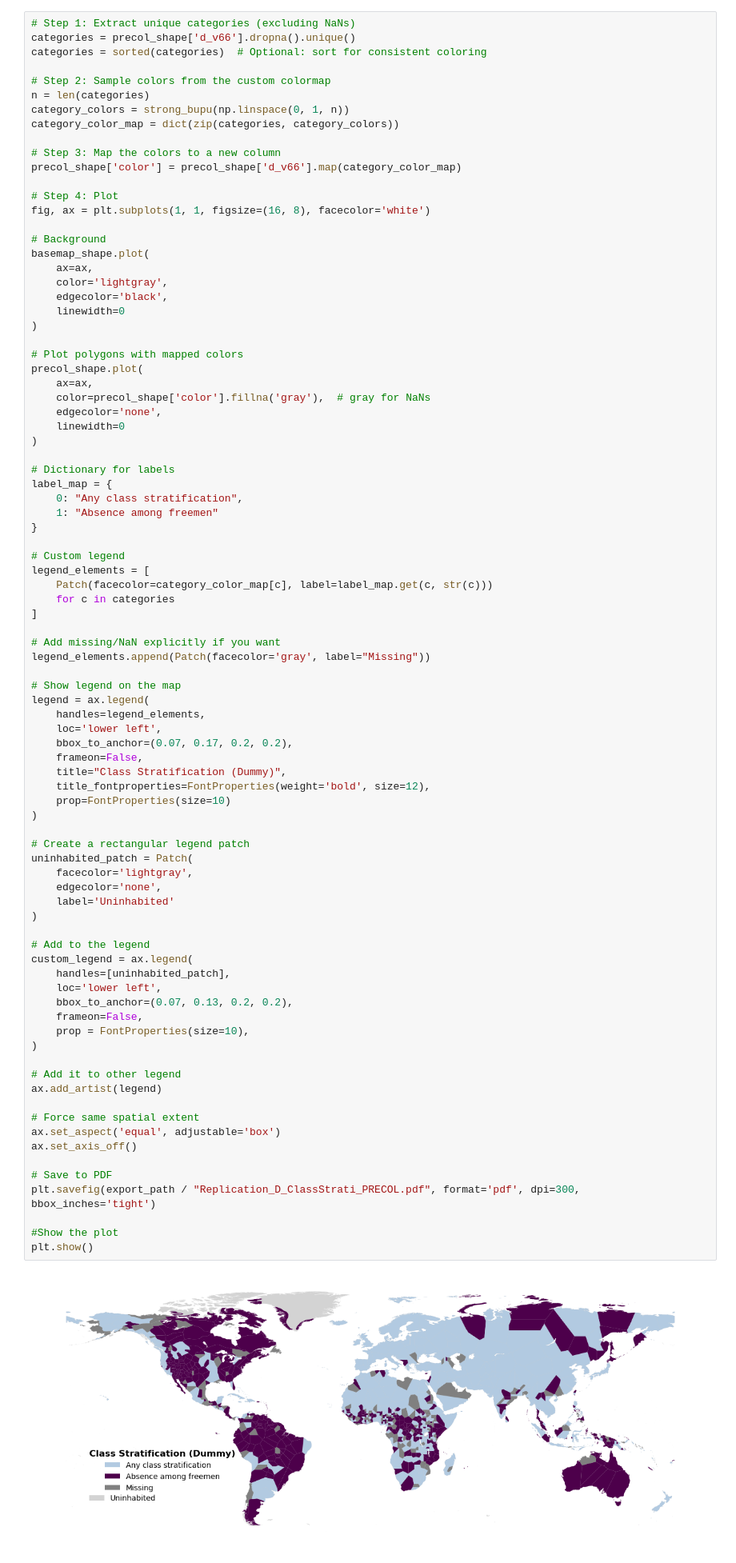
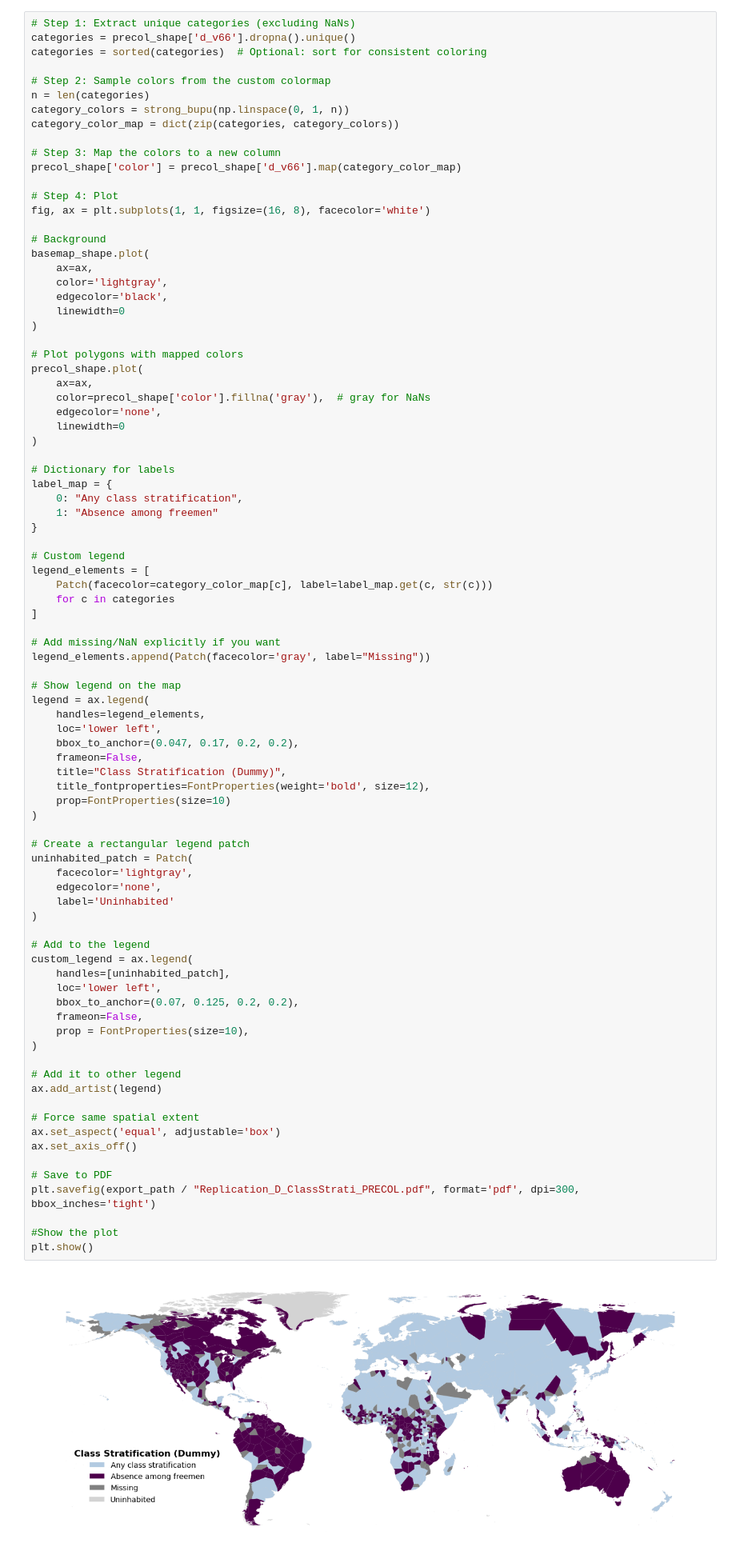
Before and after one commit to juamiji1/ethnographic-atlas, a Jupyter notebook: code/2_maps/Maps_Replication_Presentation_CulturesinCrisis.ipynb, the cells around one changed output. Shown at 80% size. Cells and saved outputs as stored; diff of their text form.

```diff
--- a/code/2_maps/Maps_Replication_Presentation_CulturesinCrisis.ipynb
+++ b/code/2_maps/Maps_Replication_Presentation_CulturesinCrisis.ipynb
@@ -872,7 +872,7 @@ legend_elements.append(Patch(facecolor='gray', label="Missing"))
 legend = ax.legend(
     handles=legend_elements,
     loc='lower left',
-    bbox_to_anchor=(0.07, 0.17, 0.2, 0.2),
+    bbox_to_anchor=(0.047, 0.17, 0.2, 0.2),
     frameon=False,
     title="Class Stratification (Dummy)",
     title_fontproperties=FontProperties(weight='bold', size=12),
@@ -880,35 +880,35 @@ legend = ax.legend(
 )
 
 # Create a rectangular legend patch
 uninhabited_patch = Patch(
     facecolor='lightgray',
     edgecolor='none',
     label='Uninhabited'
 )
 
 # Add to the legend
 custom_legend = ax.legend(
     handles=[uninhabited_patch],
     loc='lower left',
-    bbox_to_anchor=(0.07, 0.13, 0.2, 0.2),
+    bbox_to_anchor=(0.07, 0.125, 0.2, 0.2),
     frameon=False,
     prop = FontProperties(size=10),
 )
 
 # Add it to other legend
 ax.add_artist(legend)
 
 # Force same spatial extent
 ax.set_aspect('equal', adjustable='box')
 ax.set_axis_off()
 
 # Save to PDF
 plt.savefig(export_path / "Replication_D_ClassStrati_PRECOL.pdf", format='pdf', dpi=300, bbox_inches='tight')
 
 #Show the plot
 plt.show()
 # %% [output]
-[figure, old version]
+[figure, new version]
 # %%
 # Step 1: Extract unique categories (excluding NaNs)
 categories = poscol_shape['d_v66'].dropna().unique()
```
Also changed, not shown: parts of 1 cell of this notebook.
